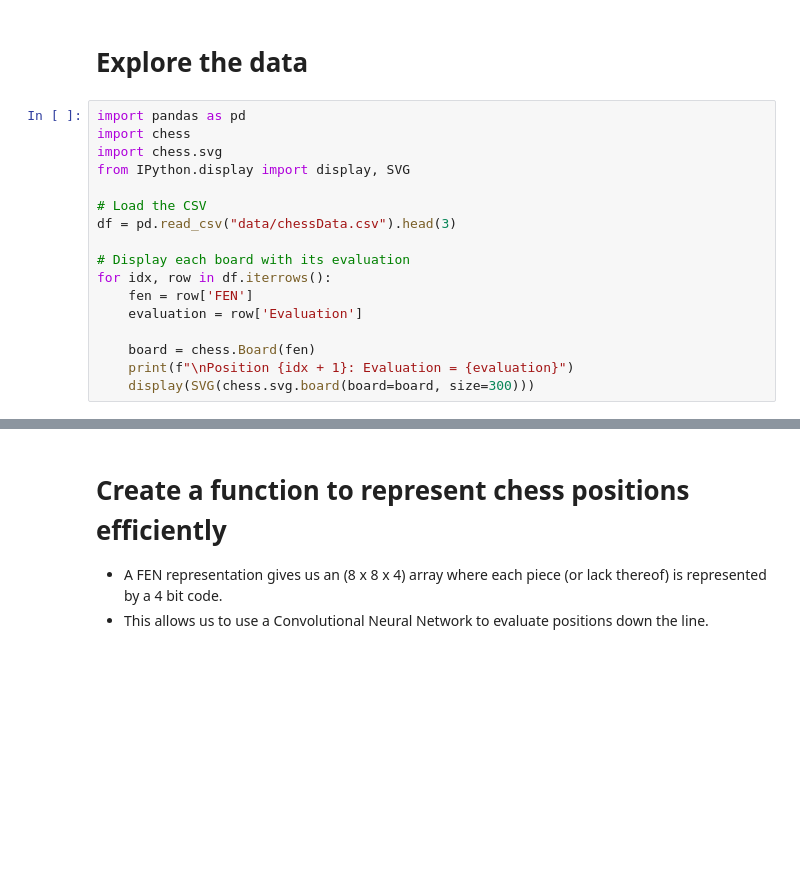
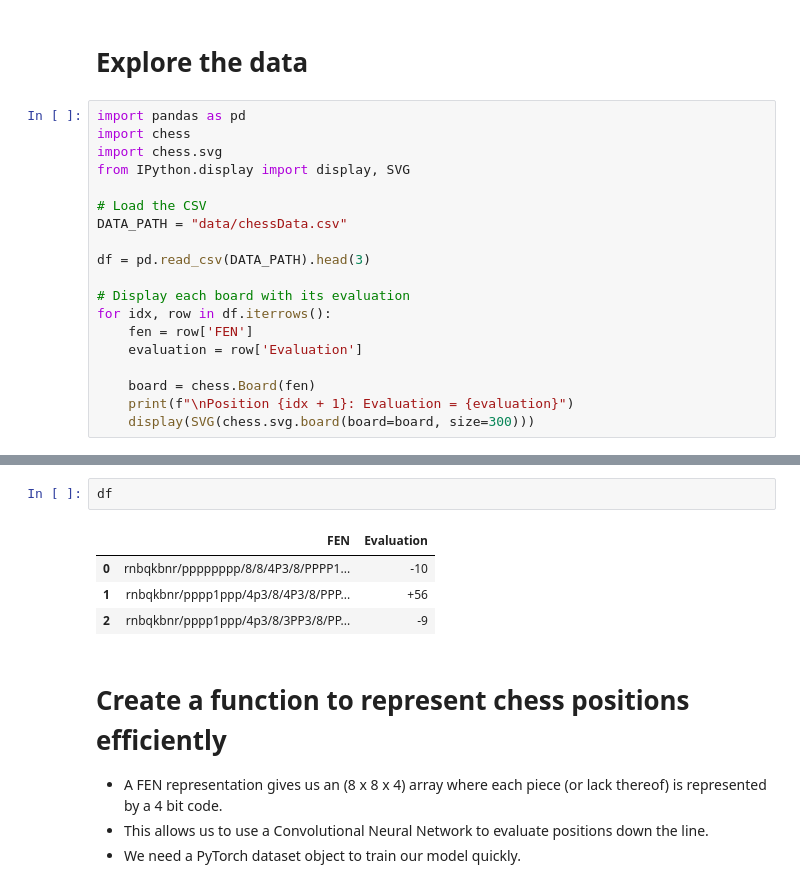
Before and after one commit to EliteCoder21/ChessCaptioning, a Jupyter notebook: player/train-on-stockfish-evals.ipynb, the cells around one changed output, grey strips where cells are left out. Drawn from its saved outputs; the diff is of its cells as text; blank space fills up the shorter version.

```diff
--- a/player/train-on-stockfish-evals.ipynb
+++ b/player/train-on-stockfish-evals.ipynb
@@ -12,7 +12,9 @@ import chess.svg
 from IPython.display import display, SVG
 
 # Load the CSV
-df = pd.read_csv("data/chessData.csv").head(3)
+DATA_PATH = "data/chessData.csv"
+
+df = pd.read_csv(DATA_PATH).head(3)
 
 # Display each board with its evaluation
 for idx, row in df.iterrows():
@@ -29,8 +31,16 @@ Position 2: Evaluation = +56
 [drawing not drawn]
 Position 3: Evaluation = -9
 [drawing not drawn]
+# %%
+df
+# %% [output]
+|  | FEN | Evaluation |
+| 0 | rnbqkbnr/pppppppp/8/8/4P3/8/PPPP1... | -10 |
+| 1 | rnbqkbnr/pppp1ppp/4p3/8/4P3/8/PPP... | +56 |
+| 2 | rnbqkbnr/pppp1ppp/4p3/8/3PP3/8/PP... | -9 |
 # %% [markdown]
 # Create a function to represent chess positions efficiently
 * A FEN representation gives us an (8 x 8 x 4) array where each piece (or lack thereof) is represented by a 4 bit code.
 * This allows us to use a Convolutional Neural Network to evaluate positions down the line.
+* We need a PyTorch dataset object to train our model quickly.
 # %%
```
Also changed, not shown: parts of 3 cells of this notebook.
